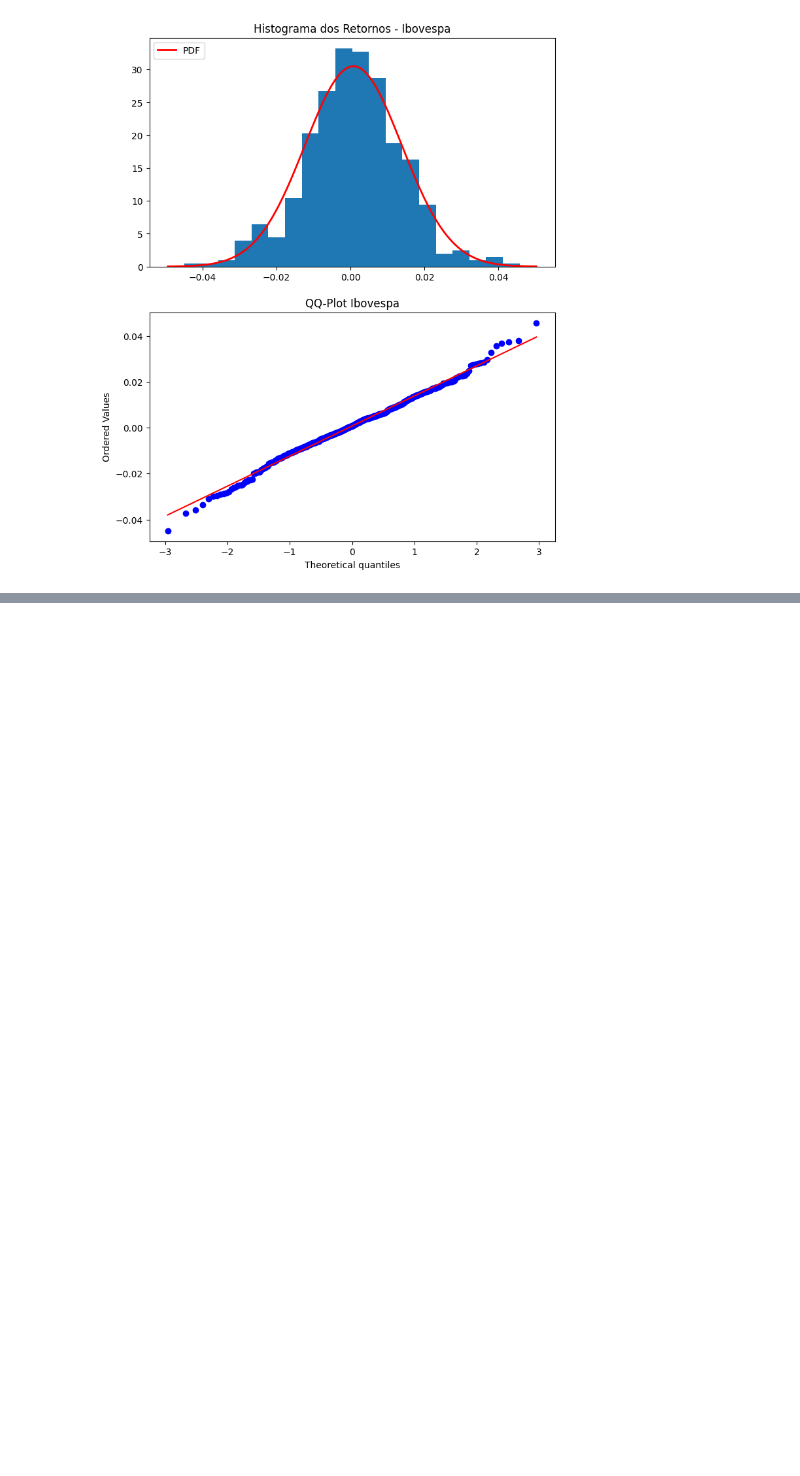
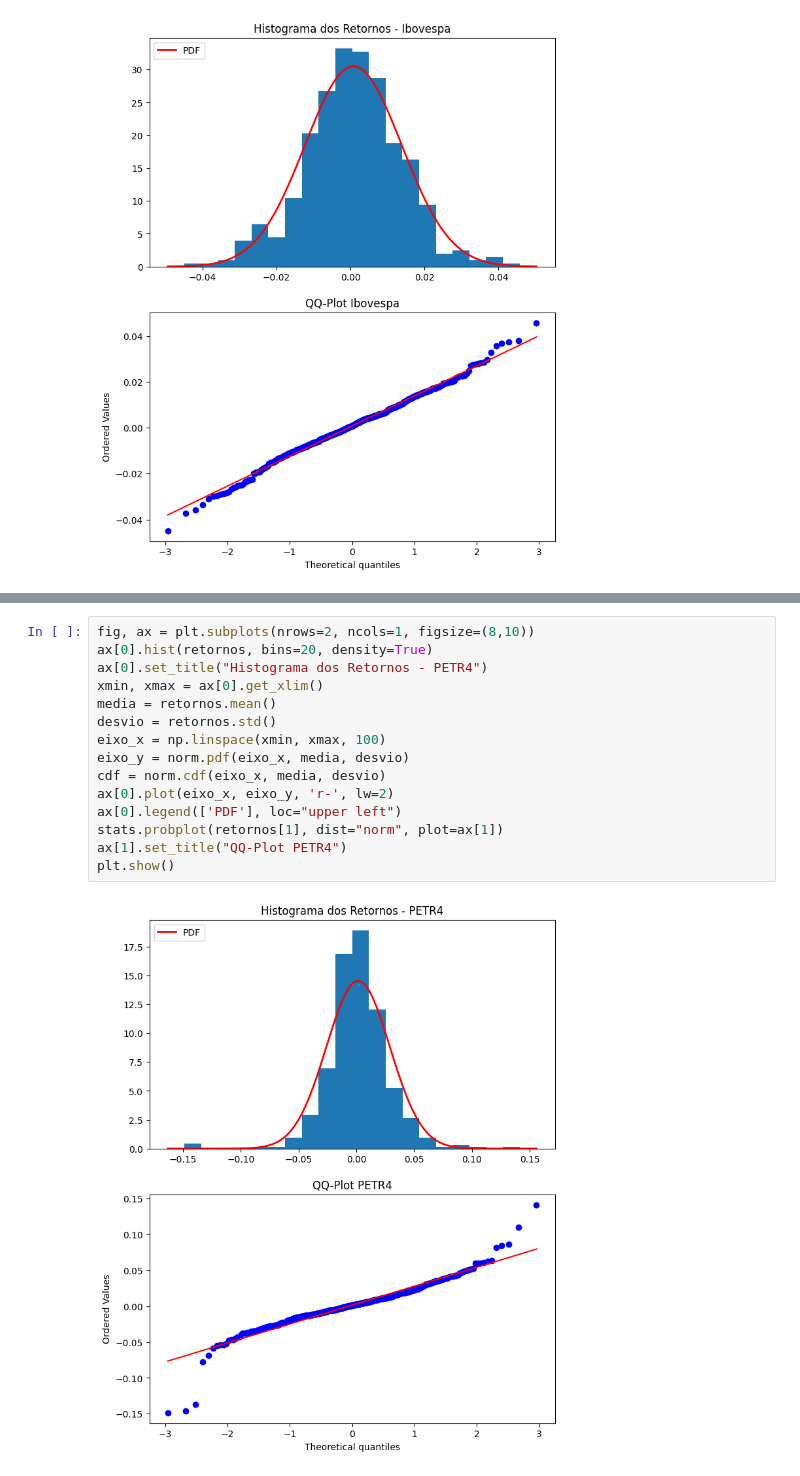
Before and after one commit to eraosso/PMF, a Jupyter notebook: Capitulo-3.ipynb, the cells around one changed output, grey strips where cells are left out. Saved outputs shown, nothing was run; the diff lists cells and outputs as text; blank space fills up the shorter version.

```diff
--- a/Capitulo-3.ipynb
+++ b/Capitulo-3.ipynb
@@ -291,0 +304,17 @@ AttributeError: 'XAxis' object has no attribute 'min'
+# %%
+fig, ax = plt.subplots(nrows=2, ncols=1, figsize=(8,10))
+ax[0].hist(retornos, bins=20, density=True)
+ax[0].set_title("Histograma dos Retornos - PETR4")
+xmin, xmax = ax[0].get_xlim()
+media = retornos.mean()
+desvio = retornos.std()
+eixo_x = np.linspace(xmin, xmax, 100)
+eixo_y = norm.pdf(eixo_x, media, desvio)
+cdf = norm.cdf(eixo_x, media, desvio)
+ax[0].plot(eixo_x, eixo_y, 'r-', lw=2)
+ax[0].legend(['PDF'], loc="upper left")
+stats.probplot(retornos[1], dist="norm", plot=ax[1])
+ax[1].set_title("QQ-Plot PETR4")
+plt.show()
+# %% [output]
+[figure, added]
```
Also changed, not shown: parts of 17 cells of this notebook, 1 other file.
